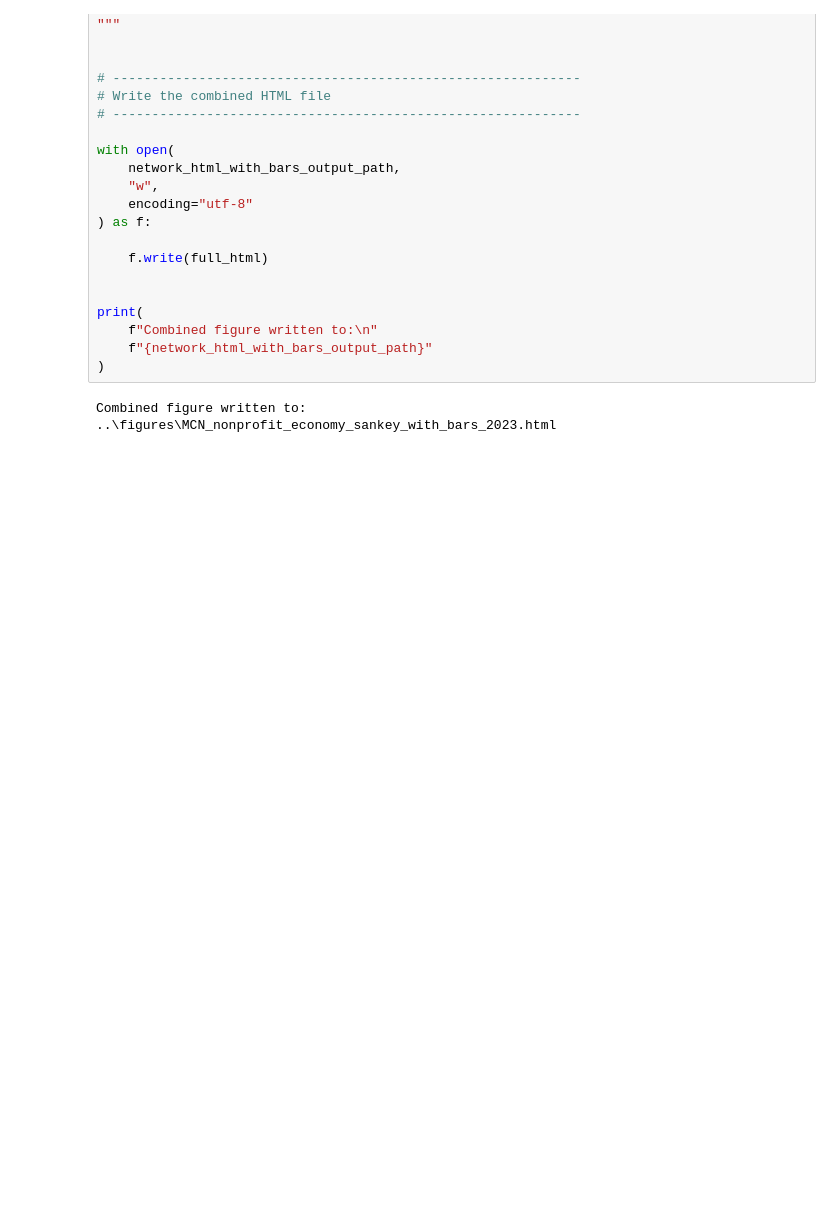
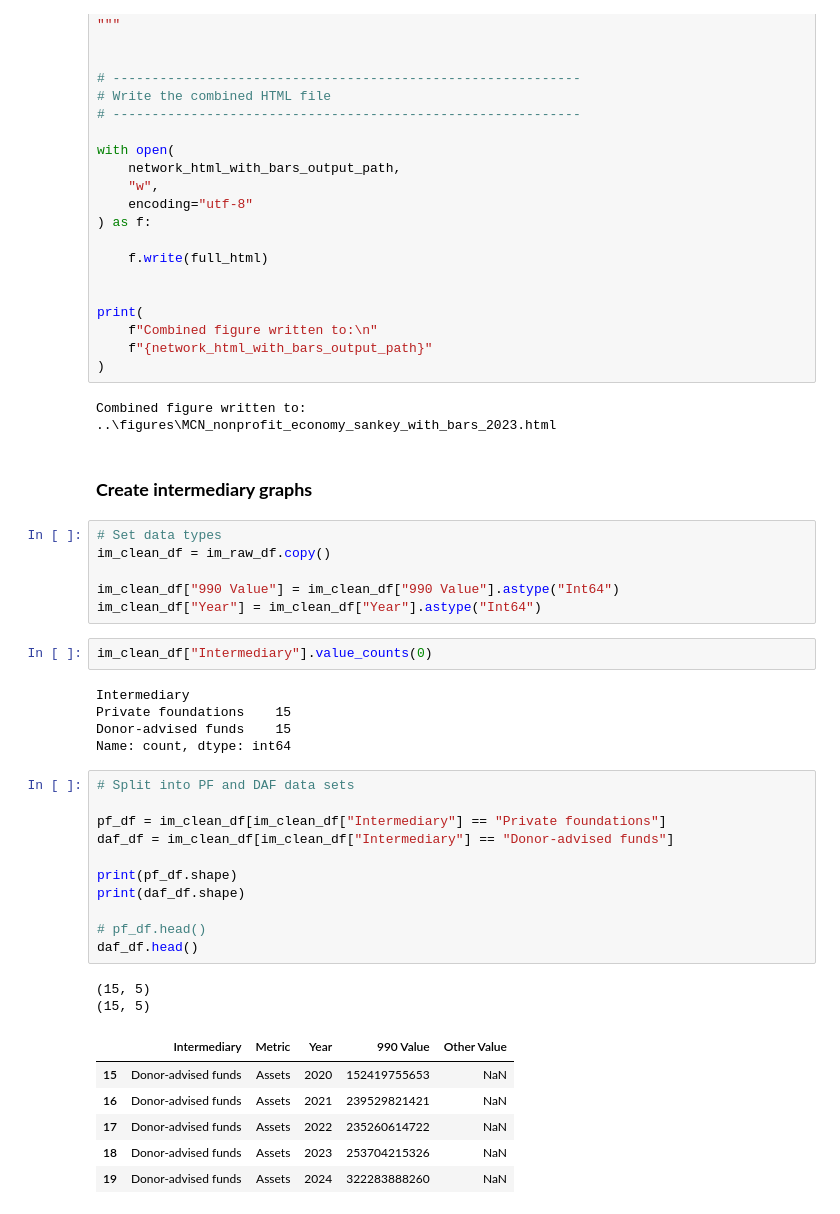
Before and after one commit to HFAwesomeCharts/MCNNonprofitEconomy, a Jupyter notebook: notebooks/MCN_NP_Economy_Figures.ipynb, the cells around one changed output. Cells and saved outputs as stored; diff of their text form; blank space fills up the shorter version.

```diff
--- a/notebooks/MCN_NP_Economy_Figures.ipynb
+++ b/notebooks/MCN_NP_Economy_Figures.ipynb
@@ -1641,3 +1656,38 @@ print(
 # %% [output]
 Combined figure written to:
 ..\figures\MCN_nonprofit_economy_sankey_with_bars_2023.html
+# %% [markdown]
+### <b>Create intermediary graphs</b>
+# %%
+# Set data types
+im_clean_df = im_raw_df.copy()
+
+im_clean_df["990 Value"] = im_clean_df["990 Value"].astype("Int64")
+im_clean_df["Year"] = im_clean_df["Year"].astype("Int64")
+# %%
+im_clean_df["Intermediary"].value_counts(0)
+# %% [output]
+Intermediary
+Private foundations    15
+Donor-advised funds    15
+Name: count, dtype: int64
+# %%
+# Split into PF and DAF data sets
+
+pf_df = im_clean_df[im_clean_df["Intermediary"] == "Private foundations"]
+daf_df = im_clean_df[im_clean_df["Intermediary"] == "Donor-advised funds"]
+
+print(pf_df.shape)
+print(daf_df.shape)
+
+# pf_df.head()
+daf_df.head()
+# %% [output]
+(15, 5)
+(15, 5)
+|  | Intermediary | Metric | Year | 990 Value | Other Value |
+| 15 | Donor-advised funds | Assets | 2020 | 152419755653 | NaN |
+| 16 | Donor-advised funds | Assets | 2021 | 239529821421 | NaN |
+| 17 | Donor-advised funds | Assets | 2022 | 235260614722 | NaN |
+| 18 | Donor-advised funds | Assets | 2023 | 253704215326 | NaN |
+| 19 | Donor-advised funds | Assets | 2024 | 322283888260 | NaN |
```
Also changed, not shown: parts of 22 cells of this notebook, 5 other files.
